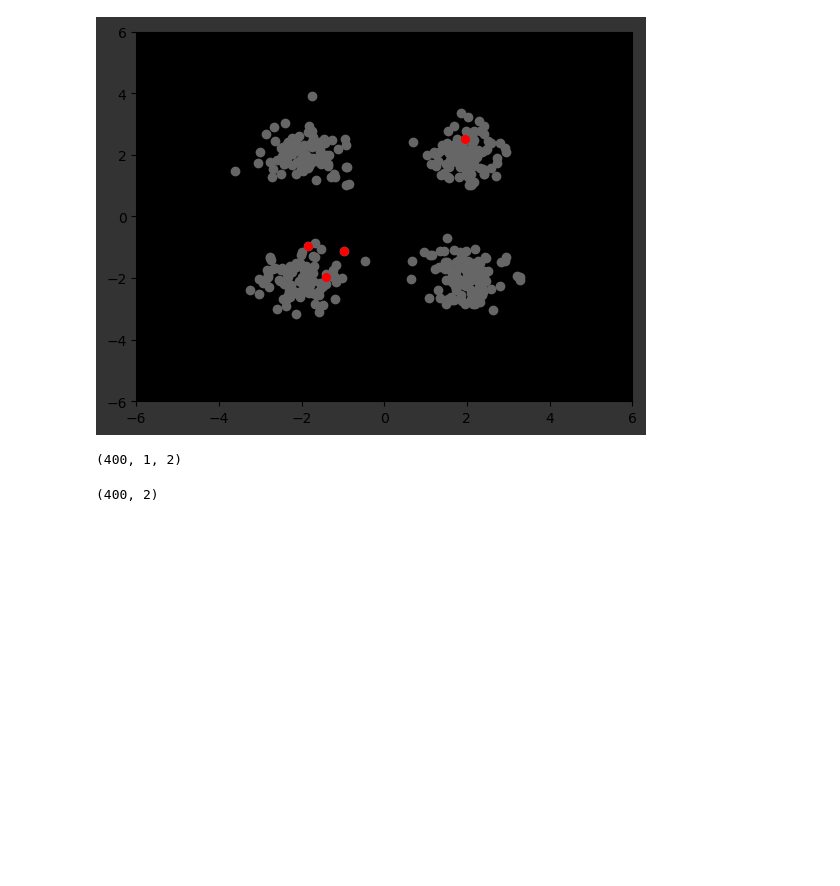
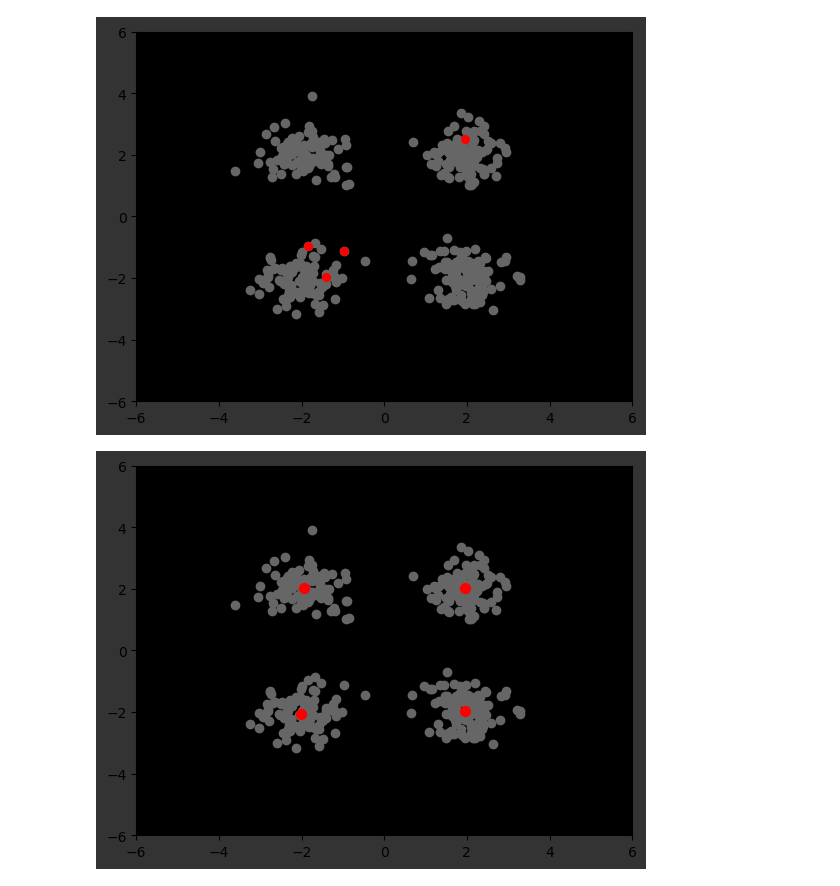
Before and after one commit to agentzero001/jupyter, a Jupyter notebook: MachineLearning&ComputerVision/algorithms, models, machines, whatever/k-means.ipynb, the cells around one changed output. Drawn from its saved outputs; the diff is of its cells as text; code cells hidden in the pictures; blank space fills up the shorter version.

```diff
--- a/MachineLearning&ComputerVision/algorithms, models, machines, whatever/k-means.ipynb
+++ b/MachineLearning&ComputerVision/algorithms, models, machines, whatever/k-means.ipynb
@@ -62,9 +61,10 @@ for i in range(max_iterations):
     centroids = new_centroids
-# %%
-X[:, np.newaxis, :].shape
-# %% [output]
-(400, 1, 2)
-# %%
-X[:, :].shape
-# %% [output]
-(400, 2)
+# %%
+plt.axes().set_facecolor('black')
+plt.scatter(X[:,0], X[:,1], c='0.4')
+plt.scatter(new_centroids[:,0], new_centroids[:,1],zorder=2, color='red', s=50)
+plt.xlim(-6, 6)
+plt.ylim(-6, 6)
+plt.show()
+# %% [output]
+[figure, added]
```
Also changed, not shown: parts of 6 cells of this notebook, 1 other file.
